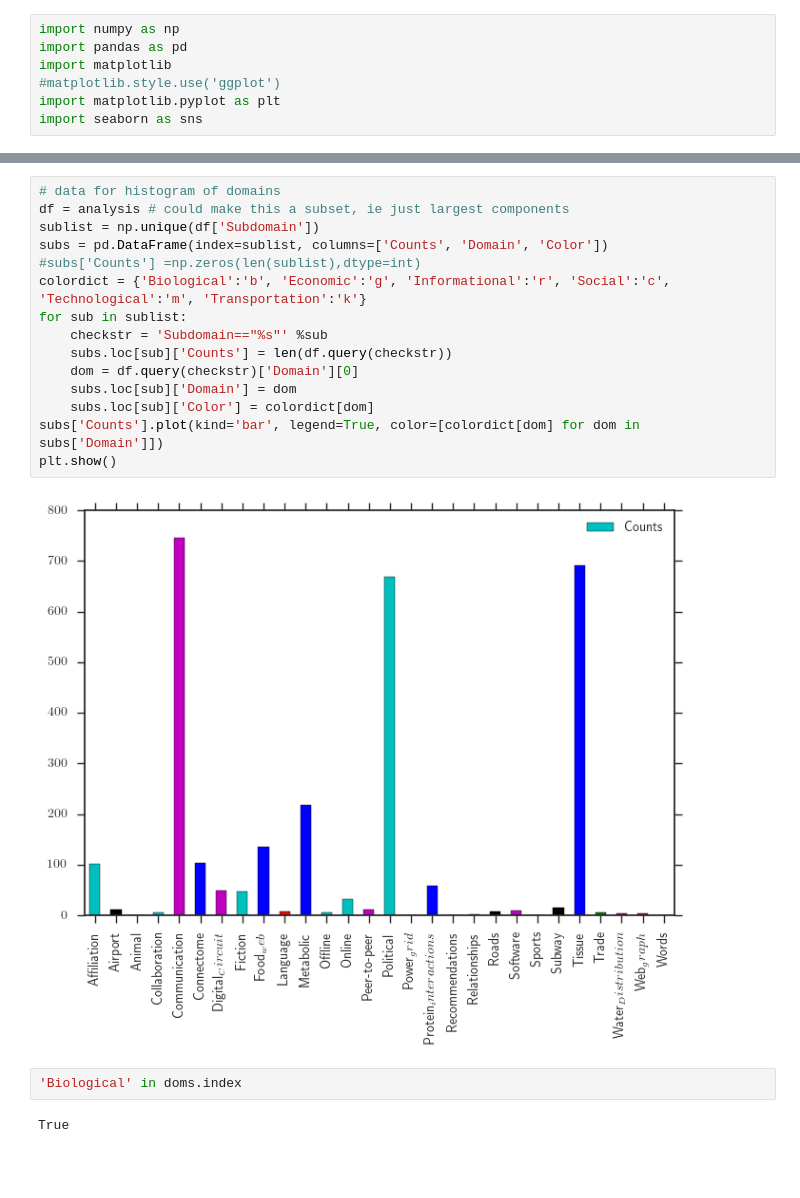
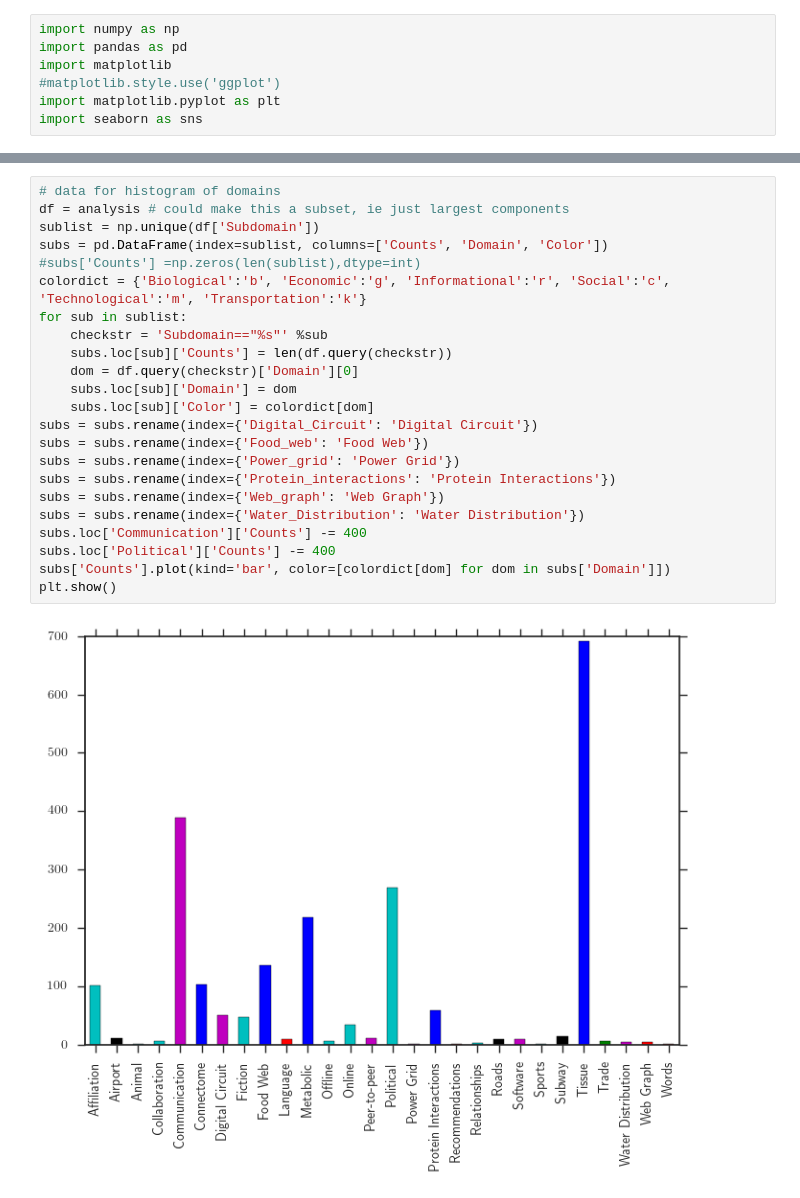
Before and after one commit to adbroido/SFAnalysis, a Jupyter notebook: plots_planalysis.ipynb, the cells around one changed output, grey strips where cells are left out. Drawn from its saved outputs; the diff is of its cells as text; blank space fills up the shorter version.

```diff
--- a/plots_planalysis.ipynb
+++ b/plots_planalysis.ipynb
@@ -151,21 +152,25 @@ plt.show()
 # %%
 # data for histogram of domains
 df = analysis # could make this a subset, ie just largest components
 sublist = np.unique(df['Subdomain'])
 subs = pd.DataFrame(index=sublist, columns=['Counts', 'Domain', 'Color'])
 #subs['Counts'] =np.zeros(len(sublist),dtype=int)
 colordict = {'Biological':'b', 'Economic':'g', 'Informational':'r', 'Social':'c', 'Technological':'m', 'Transportation':'k'}
 for sub in sublist:
     checkstr = 'Subdomain=="%s"' %sub
     subs.loc[sub]['Counts'] = len(df.query(checkstr))
     dom = df.query(checkstr)['Domain'][0]
     subs.loc[sub]['Domain'] = dom
     subs.loc[sub]['Color'] = colordict[dom]
-subs['Counts'].plot(kind='bar', legend=True, color=[colordict[dom] for dom in subs['Domain']])
+subs = subs.rename(index={'Digital_Circuit': 'Digital Circuit'})
+subs = subs.rename(index={'Food_web': 'Food Web'})
+subs = subs.rename(index={'Power_grid': 'Power Grid'})
+subs = subs.rename(index={'Protein_interactions': 'Protein Interactions'})
+subs = subs.rename(index={'Web_graph': 'Web Graph'})
+subs = subs.rename(index={'Water_Distribution': 'Water Distribution'})
+subs.loc['Communication']['Counts'] -= 400
+subs.loc['Political']['Counts'] -= 400
+subs['Counts'].plot(kind='bar', color=[colordict[dom] for dom in subs['Domain']])
 plt.show()
 # %% [output]
-[figure, old version]
+[figure, new version]
-# %%
-'Biological' in doms.index
-# %% [output]
-True
```
Also changed, not shown: parts of 12 cells of this notebook, 11 other files.
